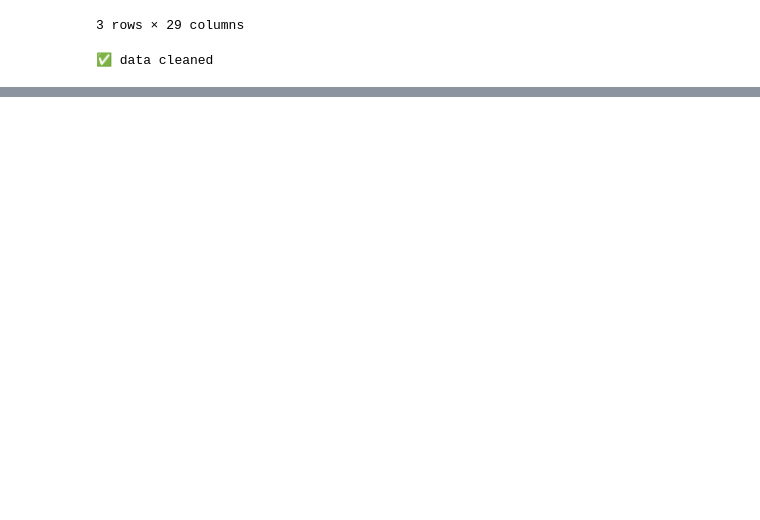
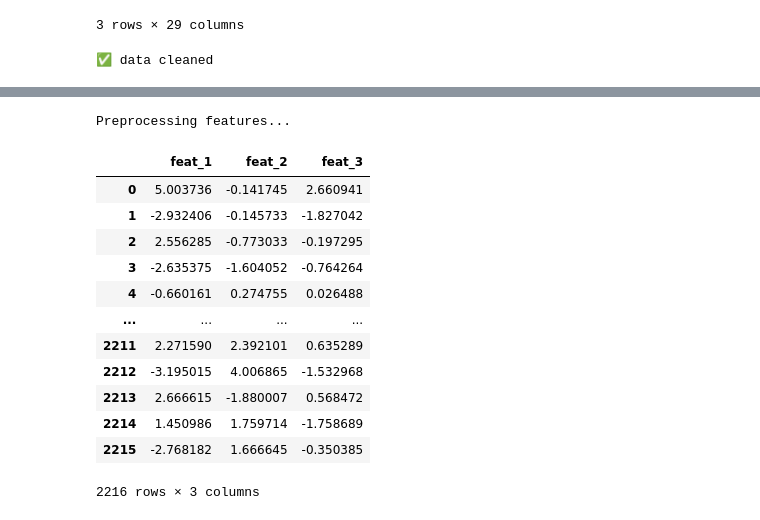
Before and after one commit to dagu84/customer_segmentation, a Jupyter notebook: test.ipynb, the cells around one changed output, grey strips where cells are left out. Drawn from its saved outputs; the diff is of its cells as text; code cells hidden in the pictures; blank space fills up the shorter version.

```diff
--- a/test.ipynb
+++ b/test.ipynb
@@ -22,4 +24,4 @@ df = clean_data(df)
 # %% [output]
 ✅ data cleaned
 # %%
-df = transform_time_features(df)
+df = transform_features(df)
@@ -27,0 +48,20 @@ TypeError: Addition/subtraction of integers and integer-arrays with Timestamp is
+# %%
+pca_dp = preprocess_features(df)
+# %% [output]
+Preprocessing features...
+# %%
+pca_dp
+# %% [output]
+|  | feat_1 | feat_2 | feat_3 |
+| 0 | 5.003736 | -0.141745 | 2.660941 |
+| 1 | -2.932406 | -0.145733 | -1.827042 |
+| 2 | 2.556285 | -0.773033 | -0.197295 |
+| 3 | -2.635375 | -1.604052 | -0.764264 |
+| 4 | -0.660161 | 0.274755 | 0.026488 |
+| ... | ... | ... | ... |
+| 2211 | 2.271590 | 2.392101 | 0.635289 |
+| 2212 | -3.195015 | 4.006865 | -1.532968 |
+| 2213 | 2.666615 | -1.880007 | 0.568472 |
+| 2214 | 1.450986 | 1.759714 | -1.758689 |
+| 2215 | -2.768182 | 1.666645 | -0.350385 |
+2216 rows × 3 columns
```
Also changed, not shown: parts of 4 cells of this notebook, 2 other files.
